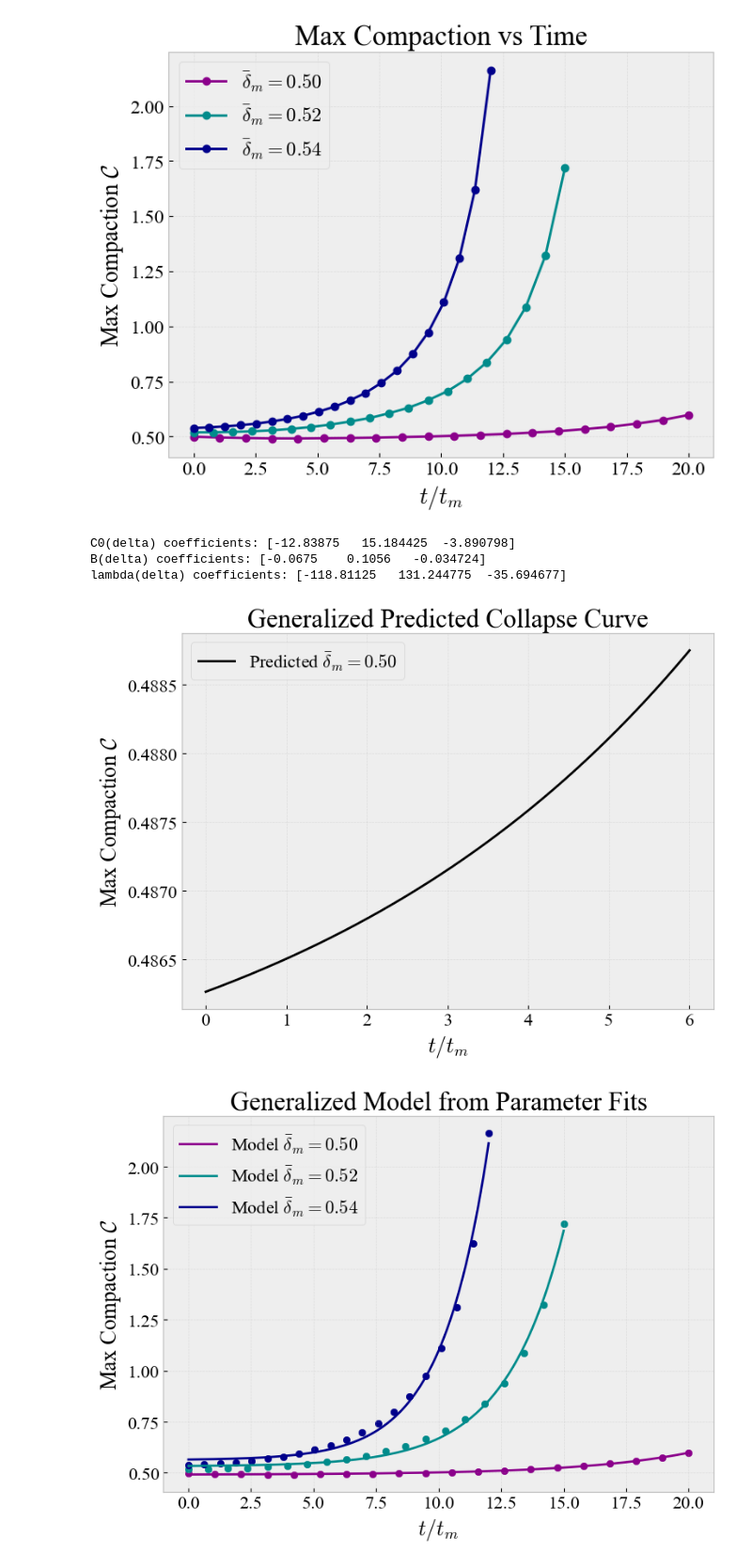
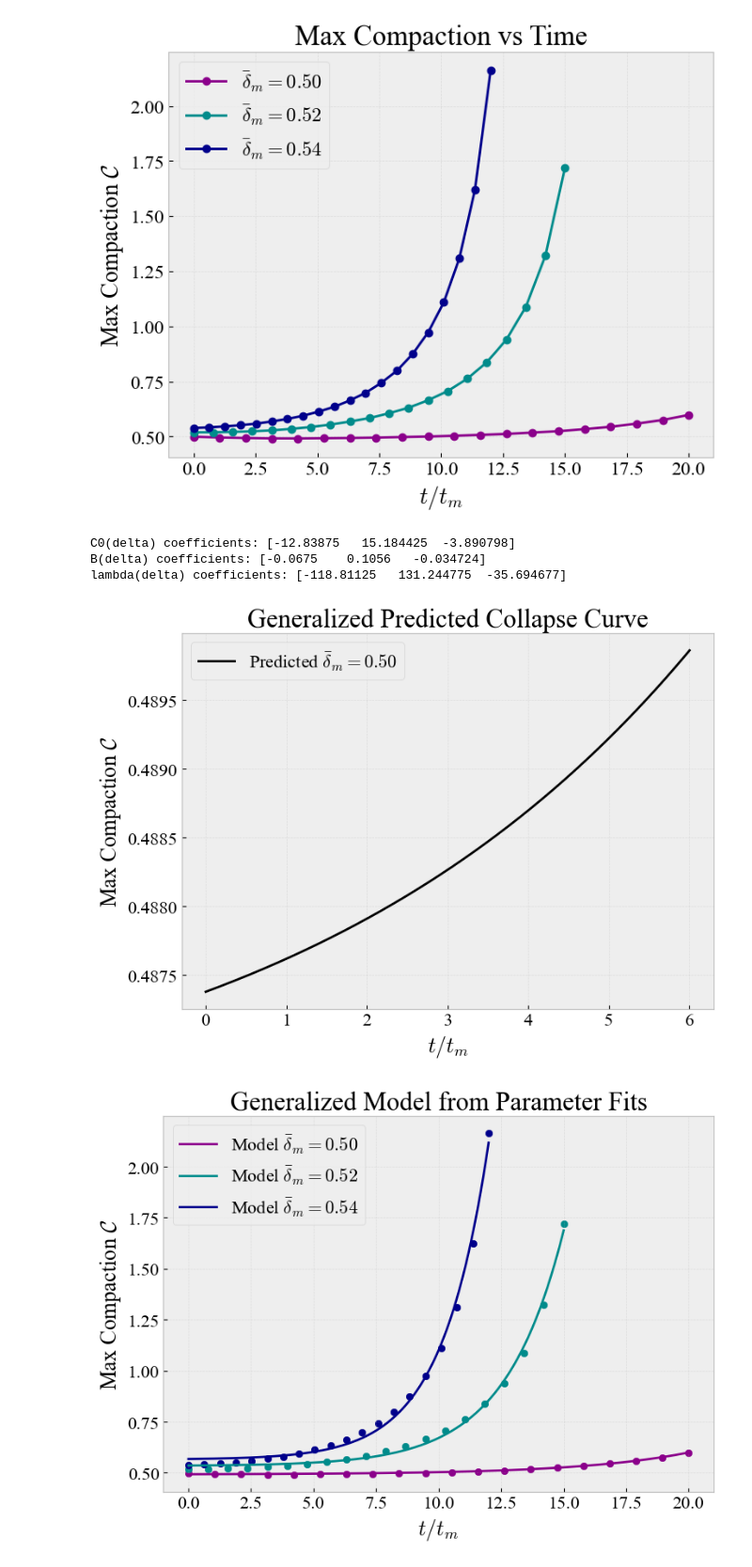
Before and after one commit to meganhmartinez/PBHCapstone, a Jupyter notebook: OriginalCode/Notebook_Simulation.ipynb, the cells around one changed output. Shown at 94% size. Cells and saved outputs as stored; diff of their text form; code cells hidden in the pictures.

```diff
--- a/OriginalCode/Notebook_Simulation.ipynb
+++ b/OriginalCode/Notebook_Simulation.ipynb
@@ -3294,35 +3294,35 @@ def lam_of_delta(delta):
 
 #to generalise the formula for any delta, we can use the fitted parameters to predict C0, B and lambda, and then use those in the original formula
 def C_model(t, delta):
     C0 = C0_of_delta(delta)
     B = B_of_delta(delta)
     lam = lam_of_delta(delta)
-    return C0 + B * (np.exp(lam * t) - 1.0)
+    return C0 + B * (np.exp(lam * t))
 
 #print the fitted coefficients for reference
 print("C0(delta) coefficients:", coef_C0)
 print("B(delta) coefficients:", coef_B)
 print("lambda(delta) coefficients:", coef_lam)
 
 #an example of using the model to predict the compaction curve for a new delta value
 delta_new = 0.4977
 t = np.linspace(0, 6, 300)
 C_pred = C_model(t, delta_new)
 
 plt.figure(figsize=(8, 6))
 plt.plot(t, C_pred, color='black', lw=2, label=rf"Predicted $\bar{{\delta}}_m={delta_new:.2f}$")
 plt.xlabel(r"$t/t_m$")
 plt.ylabel(r"Max Compaction $\mathcal{C}$")
 plt.title("Generalized Predicted Collapse Curve")
 plt.legend()
 plt.grid(True, alpha=0.3)
 plt.tight_layout()
 plt.show()
 # %% [output]
 C0(delta) coefficients: [-12.83875   15.184425  -3.890798]
 B(delta) coefficients: [-0.0675    0.1056   -0.034724]
 lambda(delta) coefficients: [-118.81125   131.244775  -35.694677]
-[figure, old version]
+[figure, new version]
 # %%
 t50 = np.linspace(0.0001, 20, 300)
 t52 = np.linspace(0.0001, 15, 300)
```
Also changed, not shown: parts of 4 cells of this notebook, 6 other files.
